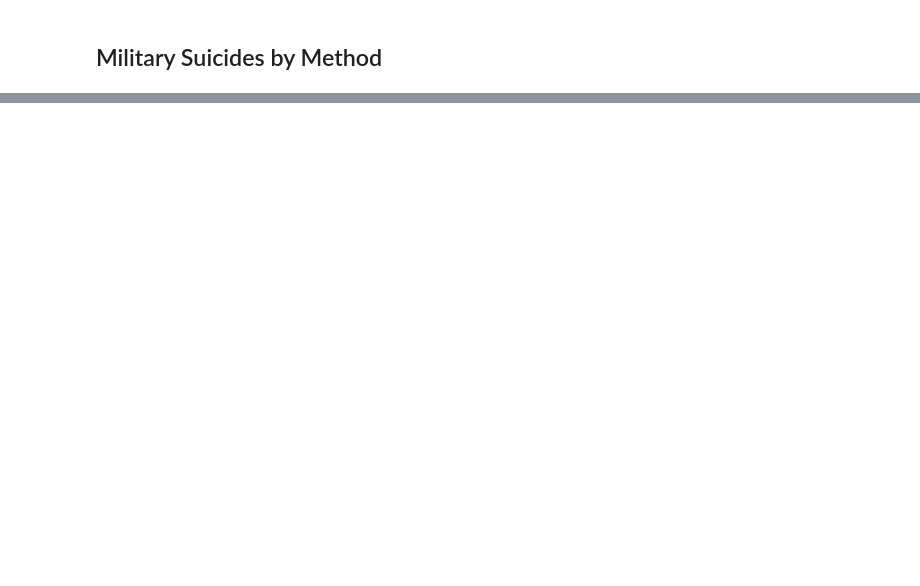
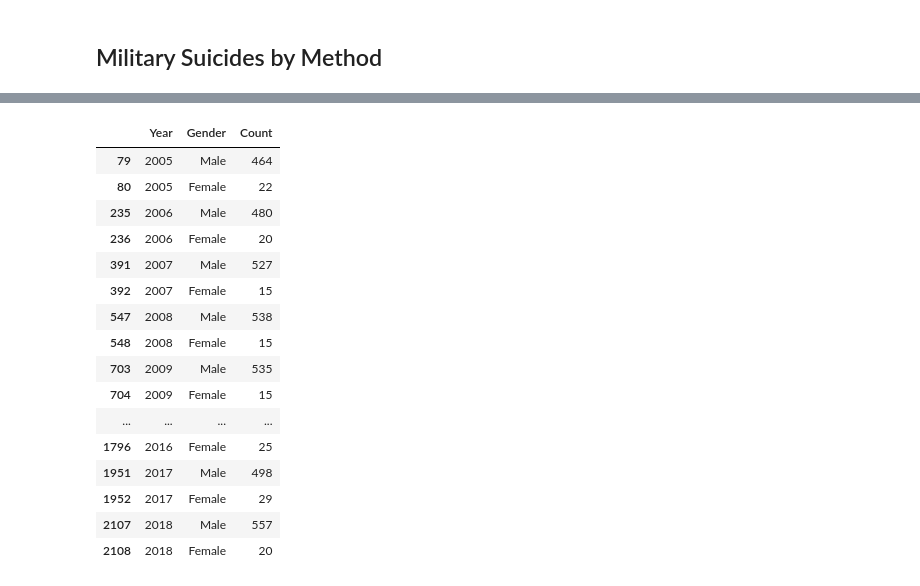
Before and after one commit to j89livingston/FSPC_Dashboard, a Jupyter notebook: Resources/Military Suicide Data/Military Suicides by Gender.ipynb, the cells around one changed output, grey strips where cells are left out. Drawn from its saved outputs; the diff is of its cells as text; code cells hidden in the pictures; blank space fills up the shorter version.

```diff
--- a/Resources/Military Suicide Data/Military Suicides by Gender.ipynb
+++ b/Resources/Military Suicide Data/Military Suicides by Gender.ipynb
@@ -39,0 +111,25 @@ dtype: int64
+# %%
+#Drop total in Gender using indexNames = dfObj[ dfObj['Gender'] == 30 ].index
+new_data = rename_data[ rename_data['Gender'] == 'Total' ].index
+
+# Delete these row indexes from dataFrame
+rename_data.drop(new_data , inplace=True)
+rename_data
+# %% [output]
+|  | Year | Gender | Count |
+| 79 | 2005 | Male | 464 |
+| 80 | 2005 | Female | 22 |
+| 235 | 2006 | Male | 480 |
+| 236 | 2006 | Female | 20 |
+| 391 | 2007 | Male | 527 |
+| 392 | 2007 | Female | 15 |
+| 547 | 2008 | Male | 538 |
+| 548 | 2008 | Female | 15 |
+| 703 | 2009 | Male | 535 |
+| 704 | 2009 | Female | 15 |
+| ... | ... | ... | ... |
+| 1796 | 2016 | Female | 25 |
+| 1951 | 2017 | Male | 498 |
+| 1952 | 2017 | Female | 29 |
+| 2107 | 2018 | Male | 557 |
+| 2108 | 2018 | Female | 20 |
```
Also changed, not shown: parts of 7 cells of this notebook, 1 other file.
